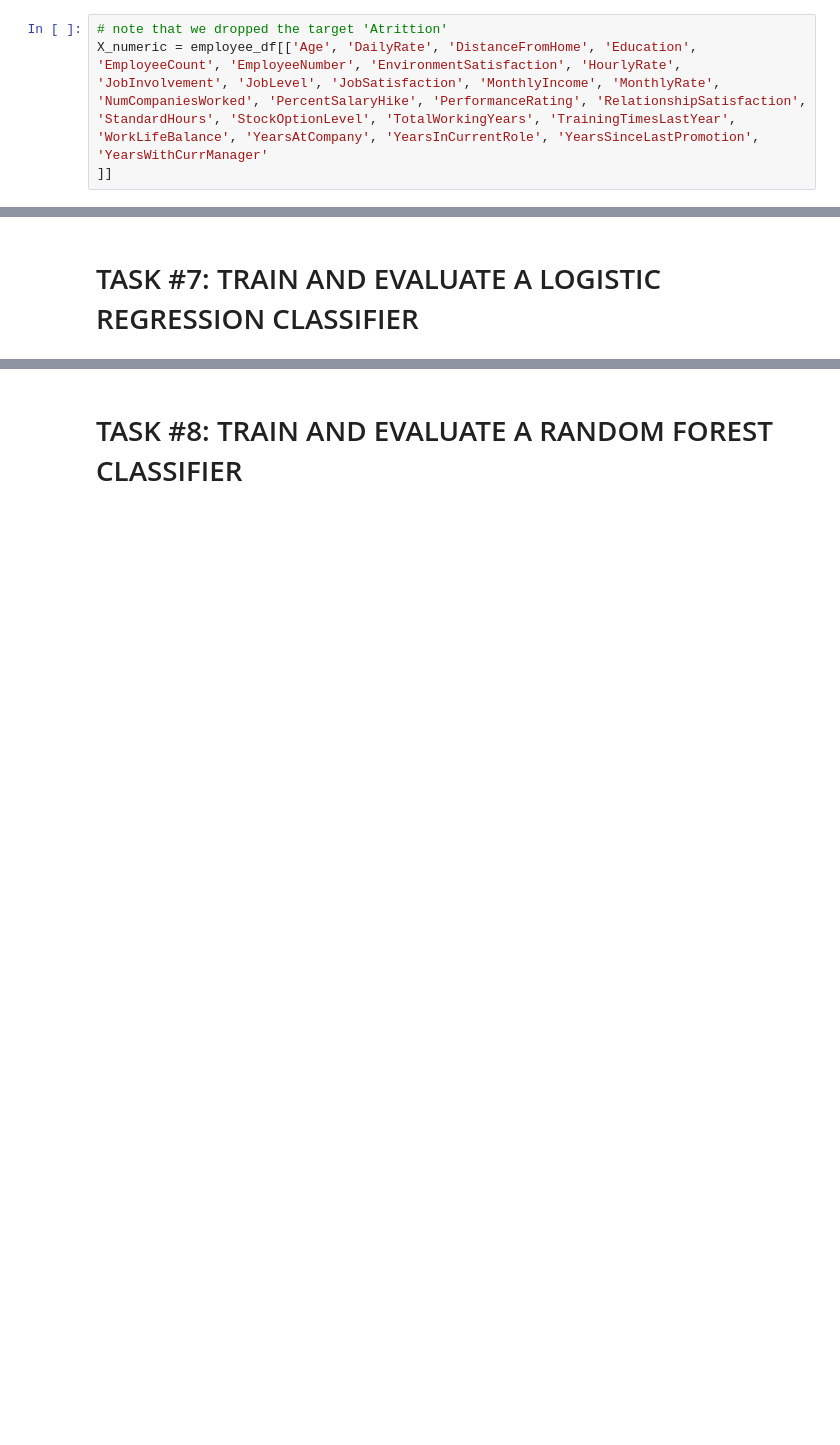
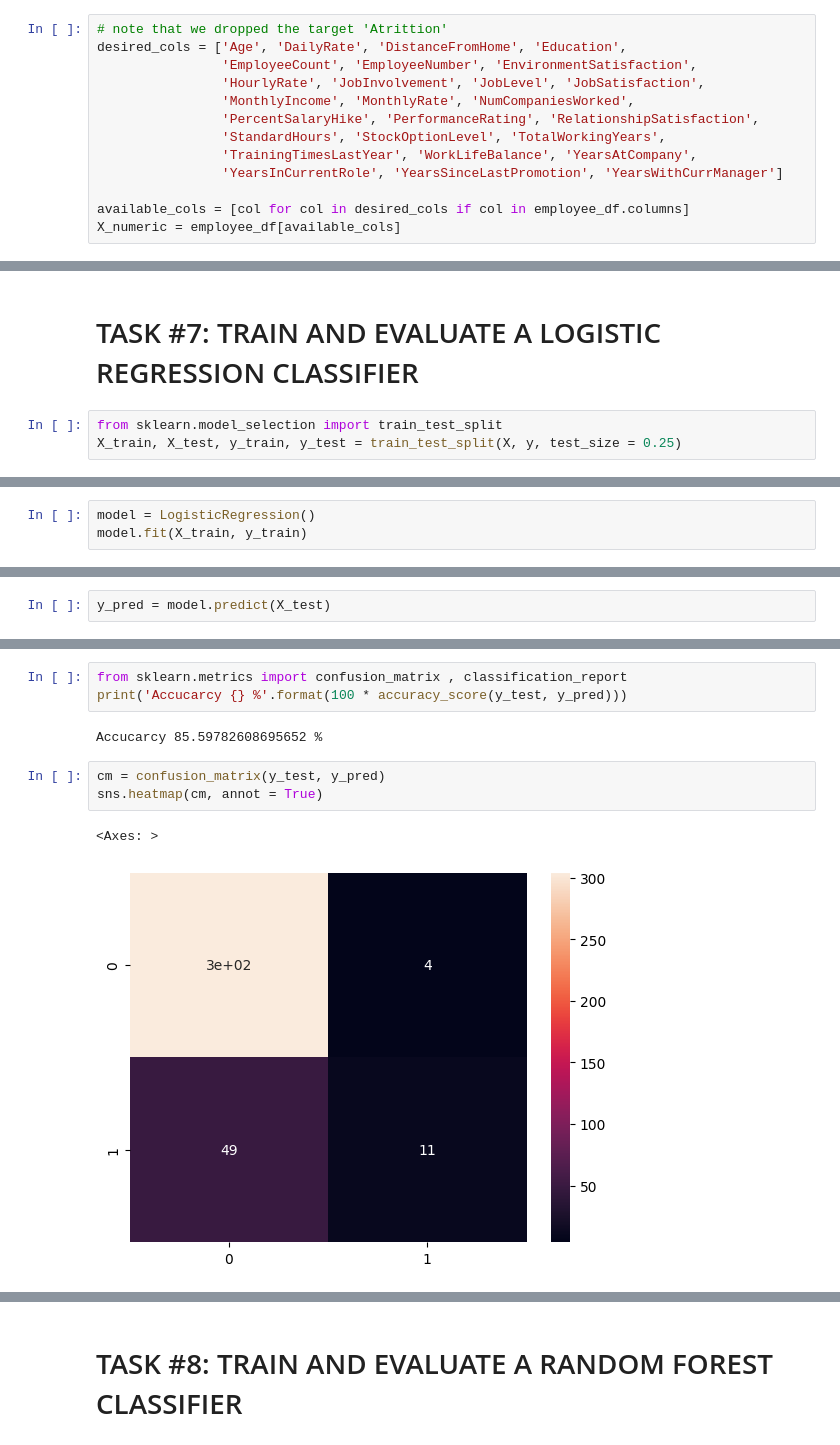
Before and after one commit to GOK4Y/Human-Resources-Data-Science-Project, a Jupyter notebook: Human_Resources_Department_Skeleton_adlı_not_defterinin_kopyası.ipynb, the cells around one changed output, grey strips where cells are left out. Saved outputs shown, nothing was run; the diff lists cells and outputs as text; blank space fills up the shorter version.

```diff
--- a/Human_Resources_Department_Skeleton_adlı_not_defterinin_kopyası.ipynb
+++ b/Human_Resources_Department_Skeleton_adlı_not_defterinin_kopyası.ipynb
@@ -424,8 +418,17 @@ X_cat
 1470 rows × 26 columns
 # %%
 # note that we dropped the target 'Atrittion'
-X_numeric = employee_df[['Age', 'DailyRate', 'DistanceFromHome', 'Education', 'EmployeeCount', 'EmployeeNumber', 'EnvironmentSatisfaction', 'HourlyRate', 'JobInvolvement', 'JobLevel', 'JobSatisfaction', 'MonthlyIncome', 'MonthlyRate', 'NumCompaniesWorked', 'PercentSalaryHike', 'PerformanceRating', 'RelationshipSatisfaction', 'StandardHours', 'StockOptionLevel', 'TotalWorkingYears', 'TrainingTimesLastYear', 'WorkLifeBalance', 'YearsAtCompany', 'YearsInCurrentRole', 'YearsSinceLastPromotion', 'YearsWithCurrManager'
-]]
+desired_cols = ['Age', 'DailyRate', 'DistanceFromHome', 'Education',
+                'EmployeeCount', 'EmployeeNumber', 'EnvironmentSatisfaction',
+                'HourlyRate', 'JobInvolvement', 'JobLevel', 'JobSatisfaction',
+                'MonthlyIncome', 'MonthlyRate', 'NumCompaniesWorked',
+                'PercentSalaryHike', 'PerformanceRating', 'RelationshipSatisfaction',
+                'StandardHours', 'StockOptionLevel', 'TotalWorkingYears',
+                'TrainingTimesLastYear', 'WorkLifeBalance', 'YearsAtCompany',
+                'YearsInCurrentRole', 'YearsSinceLastPromotion', 'YearsWithCurrManager']
+
+available_cols = [col for col in desired_cols if col in employee_df.columns]
+X_numeric = employee_df[available_cols]
 # %%
 X_all = pd.concat([X_cat, X_numeric], axis = 1)
 # %%
@@ -508,3 +497,6 @@ dtype: int64
 ![alt text](https://drive.google.com/uc?id=19cXoBqSiqbEGNofnD603bz3xEAsX28hy)
 # %% [markdown]
 # TASK #7: TRAIN AND EVALUATE A LOGISTIC REGRESSION CLASSIFIER
+# %%
+from sklearn.model_selection import train_test_split
+X_train, X_test, y_train, y_test = train_test_split(X, y, test_size = 0.25)
@@ -510,0 +514,3 @@ dtype: int64
+# %%
+model = LogisticRegression()
+model.fit(X_train, y_train)
@@ -511,2 +519,4 @@ dtype: int64
+# %%
+y_pred = model.predict(X_test)
 # %%
 # Testing Set Performance
@@ -512,0 +542,11 @@ dtype: int64
+# %%
+from sklearn.metrics import confusion_matrix , classification_report
+print('Accucarcy {} %'.format(100 * accuracy_score(y_test, y_pred)))
+# %% [output]
+Accucarcy 85.59782608695652 %
+# %%
+cm = confusion_matrix(y_test, y_pred)
+sns.heatmap(cm, annot = True)
+# %% [output]
+<Axes: >
+[figure, added]
```
Also changed, not shown: parts of 32 cells of this notebook.
